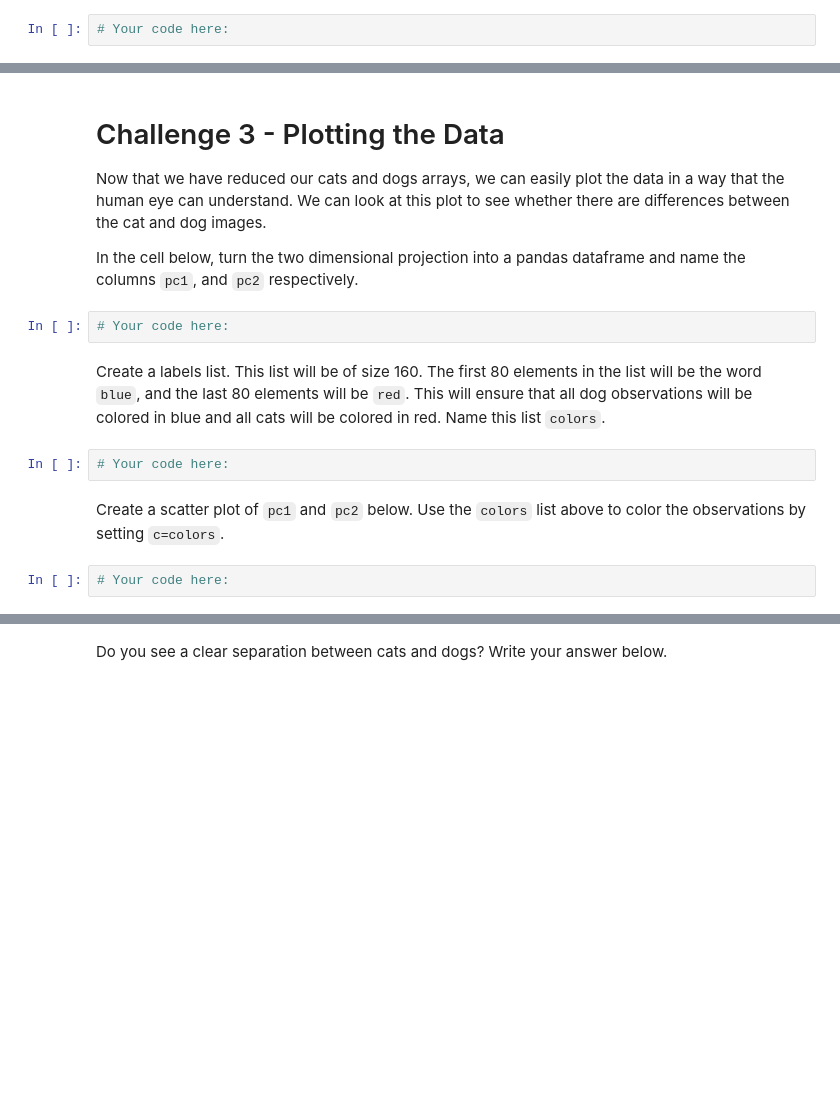
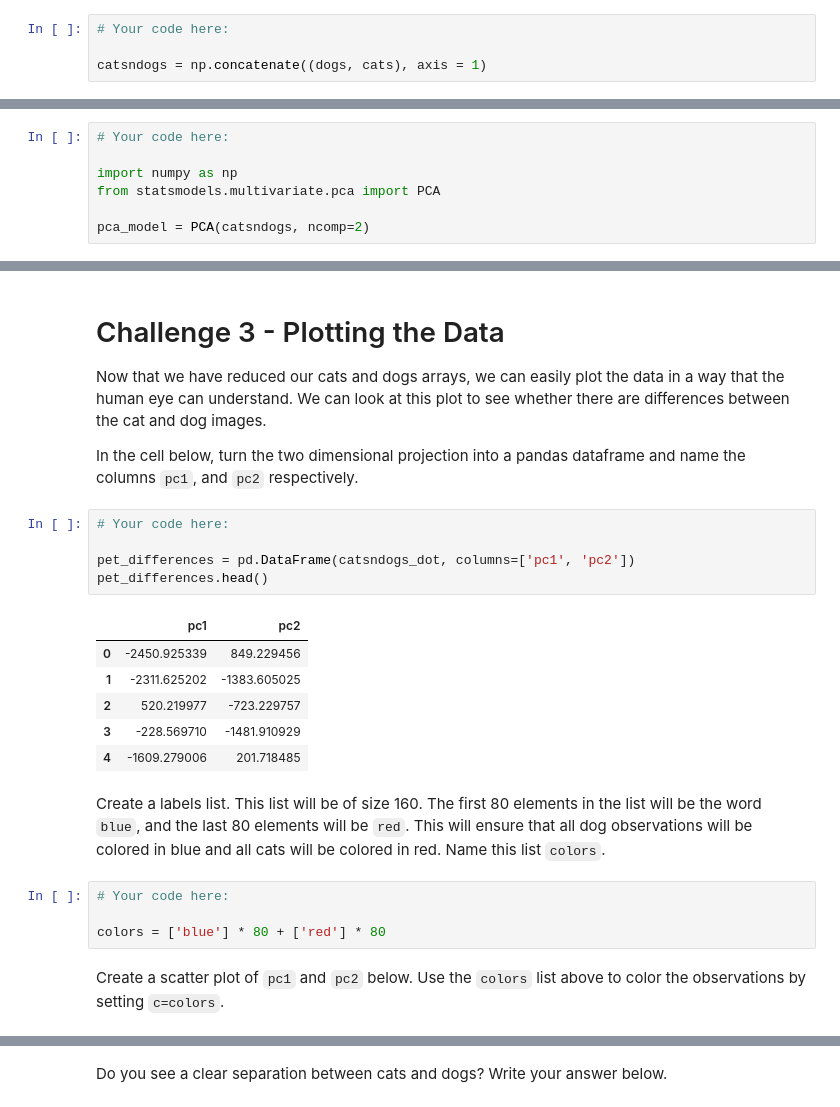
Before and after one commit to PaulaNuno/datamad0820, a Jupyter notebook: module-2/lab-pca/your-code/main.ipynb, the cells around one changed output, grey strips where cells are left out. Cells and saved outputs as stored; diff of their text form; blank space fills up the shorter version.

```diff
--- a/module-2/lab-pca/your-code/main.ipynb
+++ b/module-2/lab-pca/your-code/main.ipynb
@@ -78,6 +81,8 @@ def standardize(x):
 Now, use the `np.concatenate` function to combine the cats and dogs arrays. Use `axis=1` to combine the two correctly. Make sure to put dogs first.
 # %%
 # Your code here:
+
+catsndogs = np.concatenate((dogs, cats), axis = 1)
 # %% [markdown]
 Standardize the concatenated array below.
 # %%
@@ -93,3 +98,10 @@ Load the `PCA` function from `statsmodels` (read about this function [here](http
+# %%
+# Your code here:
+
+import numpy as np
+from statsmodels.multivariate.pca import PCA
+
+pca_model = PCA(catsndogs, ncomp=2)
 # %% [markdown]
 Use `numpy` to find to transpose the standardized pet array. This will help us compute the projection.
 # %%
@@ -106,11 +124,21 @@ Now that we have reduced our cats and dogs arrays, we can easily plot the data i
 In the cell below, turn the two dimensional projection into a pandas dataframe and name the columns `pc1`, and `pc2` respectively.
 # %%
 # Your code here:
+
+pet_differences = pd.DataFrame(catsndogs_dot, columns=['pc1', 'pc2'])
+pet_differences.head()
+# %% [output]
+|  | pc1 | pc2 |
+| 0 | -2450.925339 | 849.229456 |
+| 1 | -2311.625202 | -1383.605025 |
+| 2 | 520.219977 | -723.229757 |
+| 3 | -228.569710 | -1481.910929 |
+| 4 | -1609.279006 | 201.718485 |
 # %% [markdown]
 Create a labels list. This list will be of size 160. The first 80 elements in the list will be the word `blue`, and the last 80 elements will be `red`. This will ensure that all dog observations will be colored in blue and all cats will be colored in red. Name this list `colors`.
 # %%
 # Your code here:
+
+colors = ['blue'] * 80 + ['red'] * 80
 # %% [markdown]
 Create a scatter plot of `pc1` and `pc2` below. Use the `colors` list above to color the observations by setting `c=colors`.
-# %%
-# Your code here:
```
Also changed, not shown: parts of 6 cells of this notebook.
